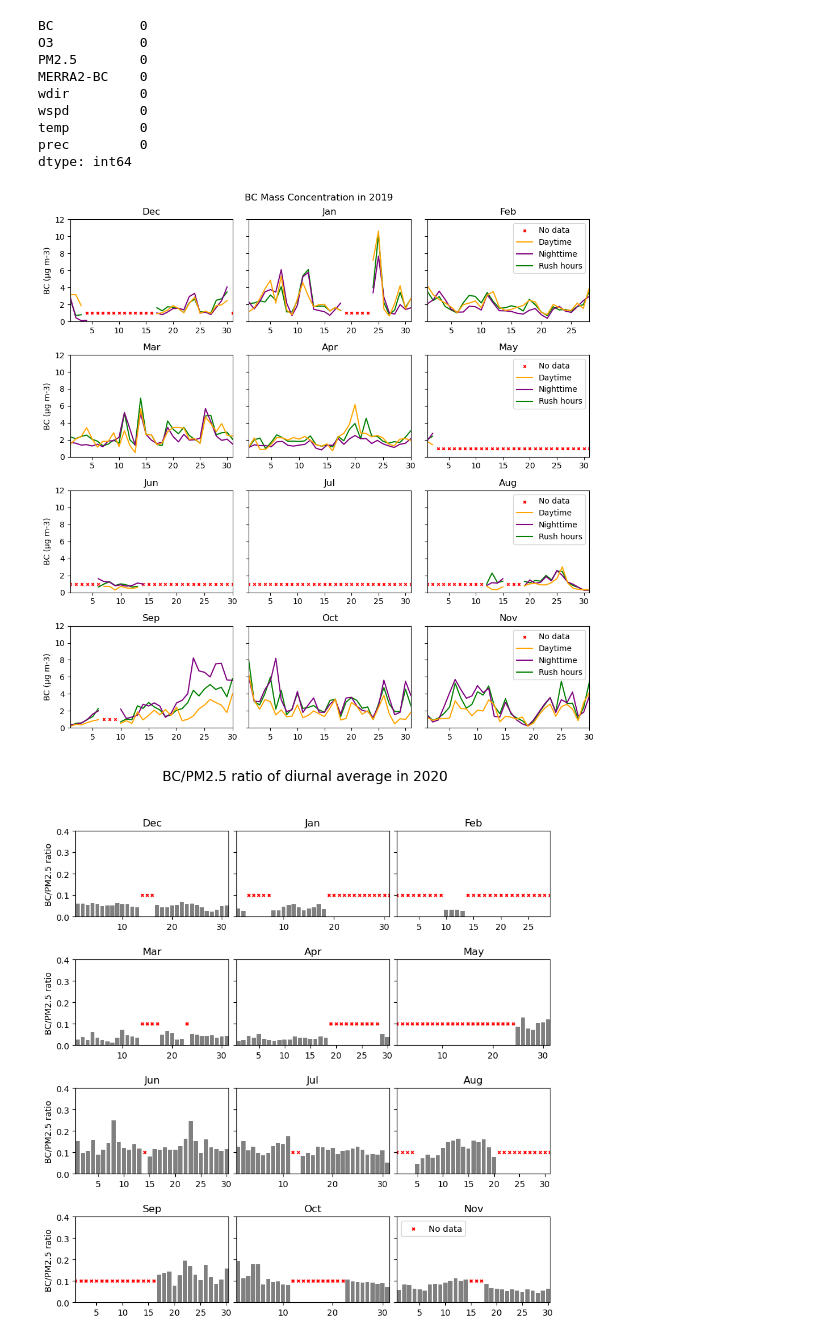
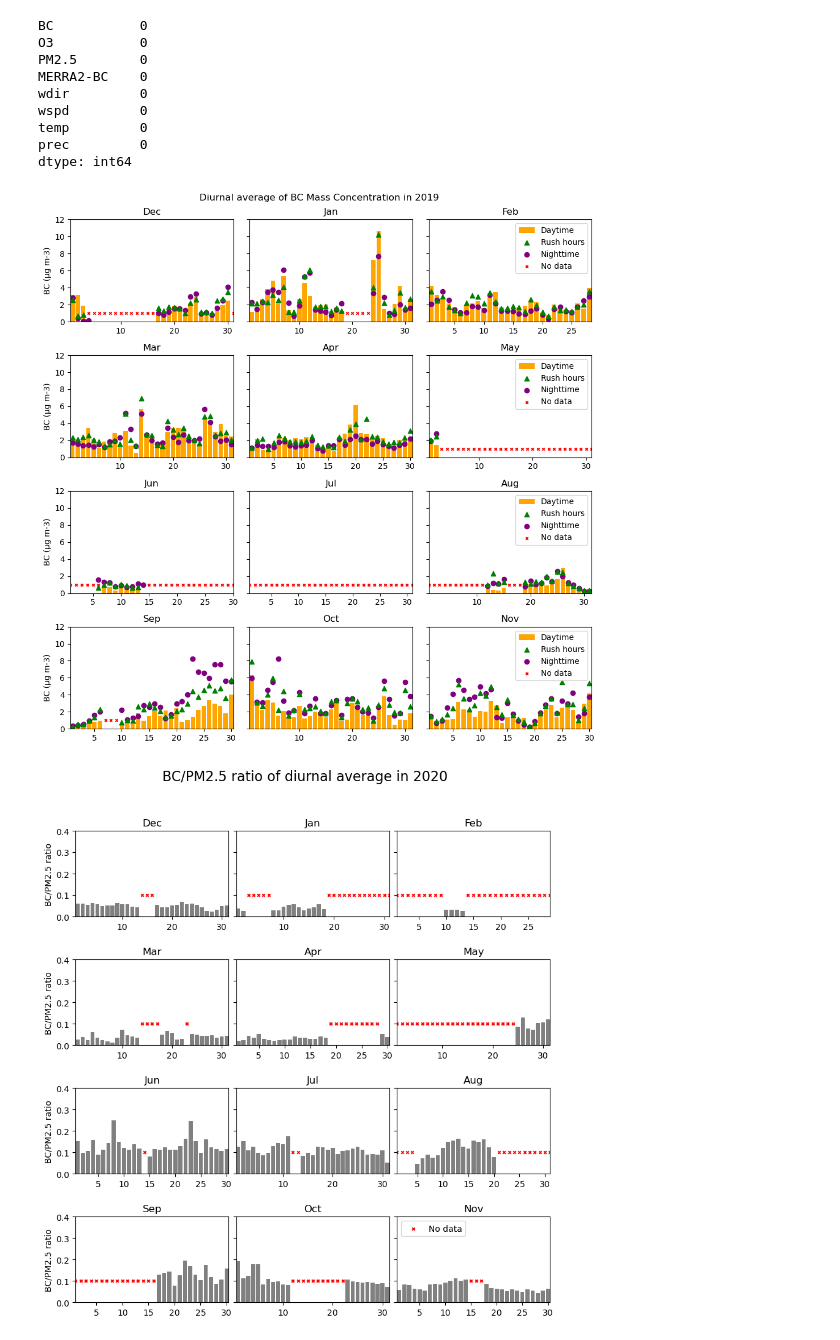
Before and after one commit to do-duytung/slcp-vietnam, a Jupyter notebook: basestats.ipynb, the cells around one changed output. Drawn from its saved outputs; the diff is of its cells as text; code cells hidden in the pictures.

```diff
--- a/basestats.ipynb
+++ b/basestats.ipynb
@@ -125,46 +125,47 @@ for i, (season, months) in enumerate(seasons.items()):
         mask = mask[mask == True]
 
         # Plot the data
-        width = 0.3
-        # p3 = axs[i][j].bar(rushhours.index.day+0.3, rushhours.values, width, label='Rush hours', color='green')
-        # p2 = axs[i][j].bar(nighttime.index.day+0.6, nighttime.values, width, label='Nighttime', color='purple')
-        # p1 = axs[i][j].bar(daytime.index.day, daytime.values, width, label='Daytime', color='orange')
-
-        p3 = axs[i][j].plot(rushhours.index.day, rushhours.values, label='Rush hours', color='green')
-        p2 = axs[i][j].plot(nighttime.index.day, nighttime.values, label='Nighttime', color='purple')
-        p1 = axs[i][j].plot(daytime.index.day, daytime.values, label='Daytime', color='orange')
-
+        # width = 0.3
         # Plot the nan values
         axs[i][j].scatter(mask.index.day, mask, color='red', label='No data', marker='x', s=10)
+
+        p1 = axs[i][j].bar(daytime.index.day, daytime.values, label='Daytime', color='orange')
+        p2 = axs[i][j].scatter(nighttime.index.day, nighttime.values, label='Nighttime', color='purple', marker='o')
+        p3 = axs[i][j].scatter(rushhours.index.day, rushhours.values, label='Rush hours', color='green', marker='^')
+
+        # p3 = axs[i][j].plot(rushhours.index.day, rushhours.values, label='Rush hours', color='green')
+        # p2 = axs[i][j].plot(nighttime.index.day, nighttime.values, label='Nighttime', color='purple')
+        # p1 = axs[i][j].plot(daytime.index.day, daytime.values, label='Daytime', color='orange')
+
 
 
         axs[i][j].set_title(month)
         if species == 'PM2.5':
             axs[i][j].set_ylim(0, 200)
         elif species == 'BC':
             axs[i][j].set_ylim(0, 12)
         # Set space between plots
         # plt.subplots_adjust(hspace=0.3, wspace=0.3)
         # Clear margins
         axs[i][j].margins(x=0)
         # axs[i][j].set_xlabel('Day')
         axs[i][0].set_ylabel(f'{species} (μg m-3)')
         axs[i][1].set_yticklabels([])
         axs[i][2].set_yticklabels([])
         # Set legend
         # axs[i][2].legend(['No data', 'Daytime', 'Nighttime'], loc='upper right')
         handles, labels = axs[i][2].get_legend_handles_labels()
         axs[i][2].legend(handles[::-1], labels[::-1], loc='upper right')
 
     # Set the title for each row
     # axs[i][0].set_title(season)
 
 # Set title for figure
-fig.suptitle(f'{species} Mass Concentration in {year}', fontsize=12)
+fig.suptitle(f'Diurnal average of {species} Mass Concentration in {year}', fontsize=12)
 plt.tight_layout()
 plt.show()
 # %% [output]
-[figure, old version]
+[figure, new version]
 # %%
 # Load data
 import pandas as pd
```
Also changed, not shown: parts of 2 cells of this notebook.
